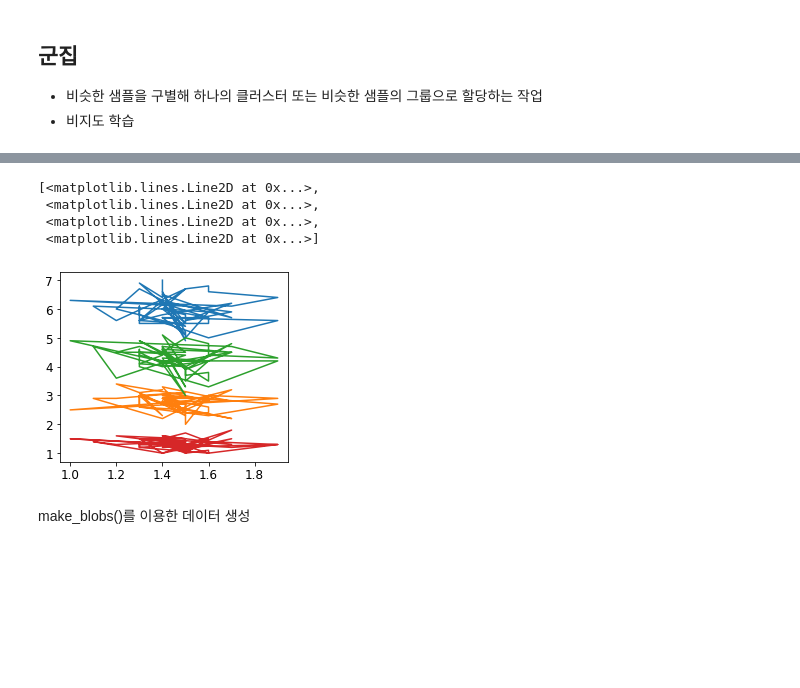
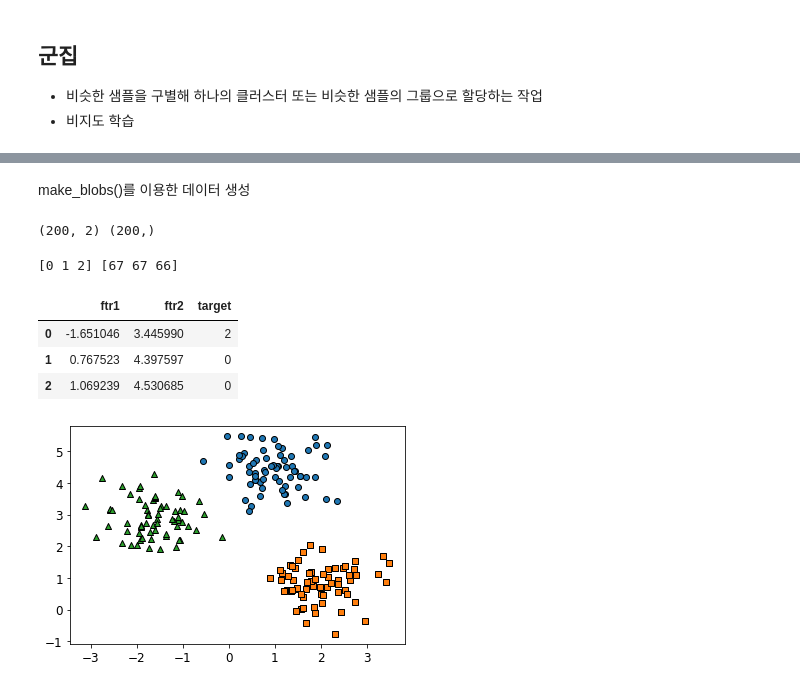
Before and after one commit to chaerui7967/Today_I_Learned, a Jupyter notebook: 머신러닝/군집화/군집평가_k_평균알고리즘.ipynb, the cells around one changed output, grey strips where cells are left out. Cells and saved outputs as stored; diff of their text form; code cells hidden in the pictures; blank space fills up the shorter version.

```diff
--- a/머신러닝/군집화/군집평가_k_평균알고리즘.ipynb
+++ b/머신러닝/군집화/군집평가_k_평균알고리즘.ipynb
@@ -23,21 +5,3 @@ data.feature_names
-# %%
-import matplotlib as mpl
-import matplotlib.pyplot as plt
-%matplotlib inline
-
-mpl.rc('axes', labelsize=14)
-mpl.rc('xtick',labelsize=12)
-mpl.rc('ytick',labelsize=12)
-plt.figure(figsize=(9,3.5))
-
-plt.subplot(121)
-plt.plot(X[y==0,2], X[y==1])
-# %% [output]
-[<matplotlib.lines.Line2D at 0x...>,
- <matplotlib.lines.Line2D at 0x...>,
- <matplotlib.lines.Line2D at 0x...>,
- <matplotlib.lines.Line2D at 0x...>]
-[figure, removed]
 # %% [markdown]
 make_blobs()를 이용한 데이터 생성
 # %%
@@ -48,5 +12,32 @@ import matplotlib.pyplot as plt
 %matplotlib inline
 
 x, y = make_blobs(n_samples=200, n_features=2, centers=3,
-                 cluster_std=0.8, random_state=0)
-print(x.)
+                 cluster_std=0.6, random_state=0)
+print(x.shape, y.shape)
+# %% [output]
+(200, 2) (200,)
+# %%
+unique, counts = np.unique(y, return_counts=True)
+print(unique, counts)
+# %% [output]
+[0 1 2] [67 67 66]
+# %%
+import pandas as pd
+
+clusterDF = pd.DataFrame(data=x, columns = ['ftr1', 'ftr2'])
+clusterDF['target'] = y
+clusterDF.head(3)
+# %% [output]
+|  | ftr1 | ftr2 | target |
+| 0 | -1.651046 | 3.445990 | 2 |
+| 1 | 0.767523 | 4.397597 | 0 |
+| 2 | 1.069239 | 4.530685 | 0 |
+# %%
+markers=['o', 's', '^', 'P','D','H','x']
+target_list = np.unique(y)
+
+for target in target_list:
+    target_cluster = clusterDF[clusterDF['target']==target]
+    plt.scatter(x= target_cluster['ftr1'], y=target_cluster['ftr2'], edgecolor='k', marker=markers[target])
+# %% [output]
+[figure, added]
```
Also changed, not shown: parts of 33 cells of this notebook.
